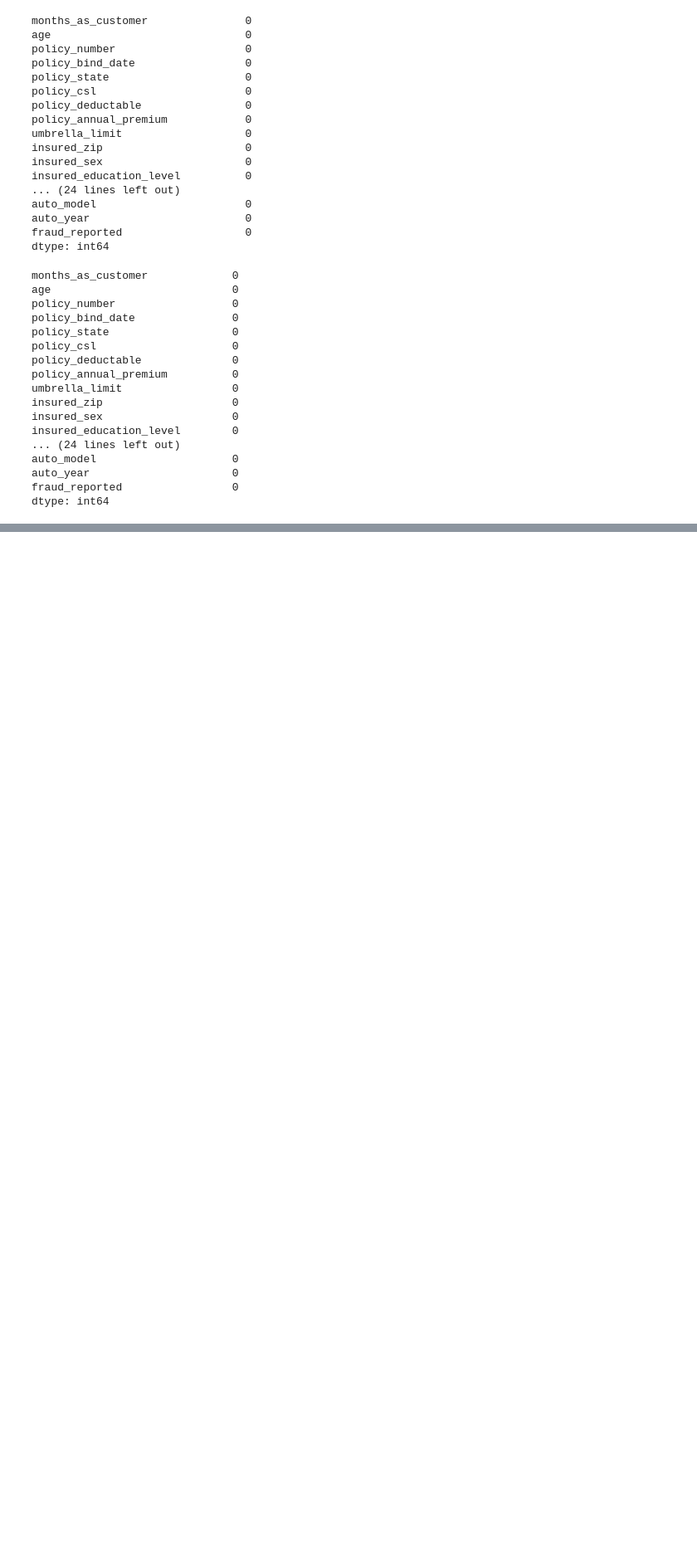
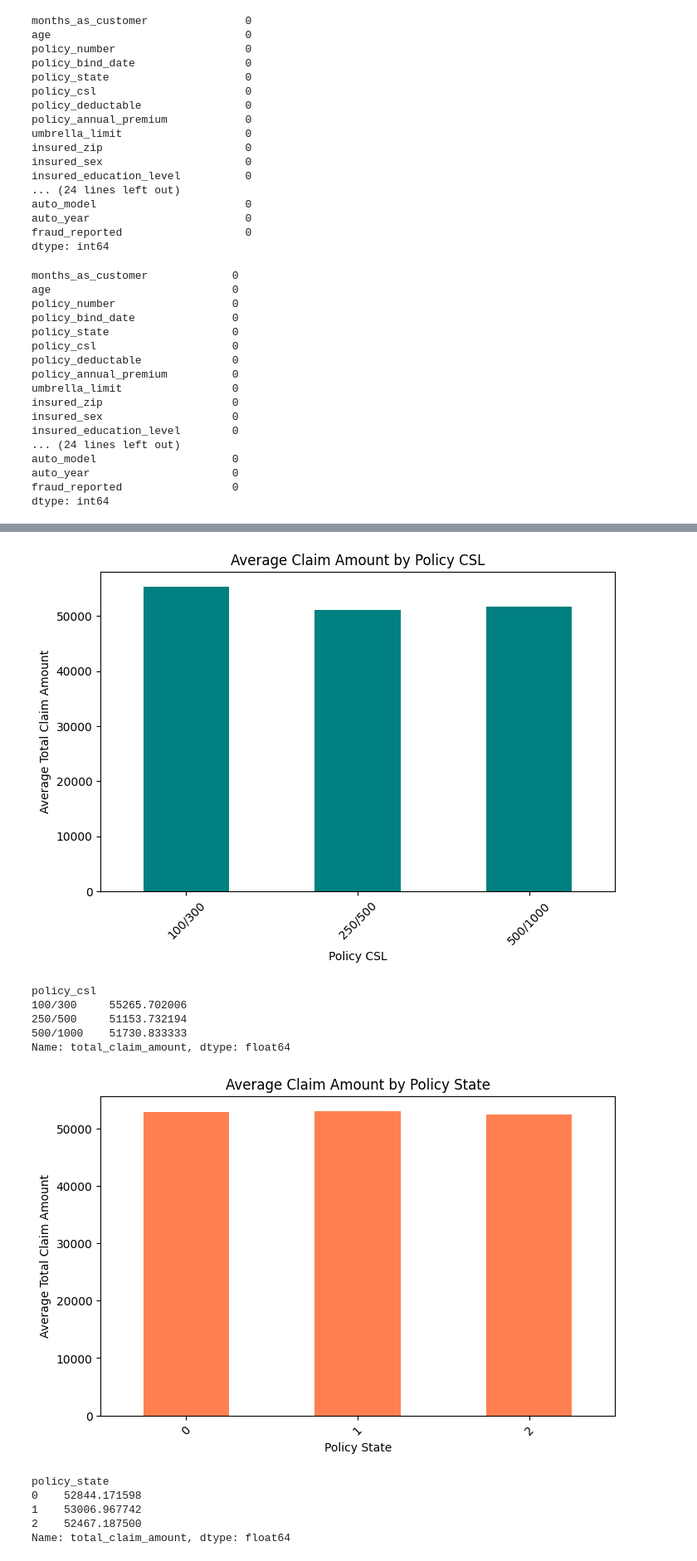
Before and after one commit to soplima/Automobile-Insurance-Claim-Prediction, a Jupyter notebook: InsuranceClaimAnalysis.ipynb, the cells around one changed output, grey strips where cells are left out. Shown at 83% size. Drawn from its saved outputs; the diff is of its cells as text; code cells hidden in the pictures; blank space fills up the shorter version.

```diff
--- a/InsuranceClaimAnalysis.ipynb
+++ b/InsuranceClaimAnalysis.ipynb
@@ -218,0 +361,39 @@ ValueError: could not convert string to float: '2014-10-17'
+# %%
+# Average claim amounts by policy type (policy_csl)
+policy_csl_analysis = data.groupby('policy_csl')['total_claim_amount'].mean()
+
+# Plotting
+policy_csl_analysis.plot(kind='bar', color='teal', figsize=(8, 5))
+plt.title('Average Claim Amount by Policy CSL')
+plt.xlabel('Policy CSL')
+plt.ylabel('Average Total Claim Amount')
+plt.xticks(rotation=45)
+plt.show()
+
+print(policy_csl_analysis)
+
+# Analyze claim amounts by policy state
+policy_state_analysis = data.groupby('policy_state')['total_claim_amount'].mean()
+
+# Plotting
+policy_state_analysis.plot(kind='bar', color='coral', figsize=(8, 5))
+plt.title('Average Claim Amount by Policy State')
+plt.xlabel('Policy State')
+plt.ylabel('Average Total Claim Amount')
+plt.xticks(rotation=45)
+plt.show()
+
+print(policy_state_analysis)
+# %% [output]
+[figure, added]
+policy_csl
+100/300     55265.702006
+250/500     51153.732194
+500/1000    51730.833333
+Name: total_claim_amount, dtype: float64
+[figure, added]
+policy_state
+0    52844.171598
+1    53006.967742
+2    52467.187500
+Name: total_claim_amount, dtype: float64
```
Also changed, not shown: parts of 18 cells of this notebook.
